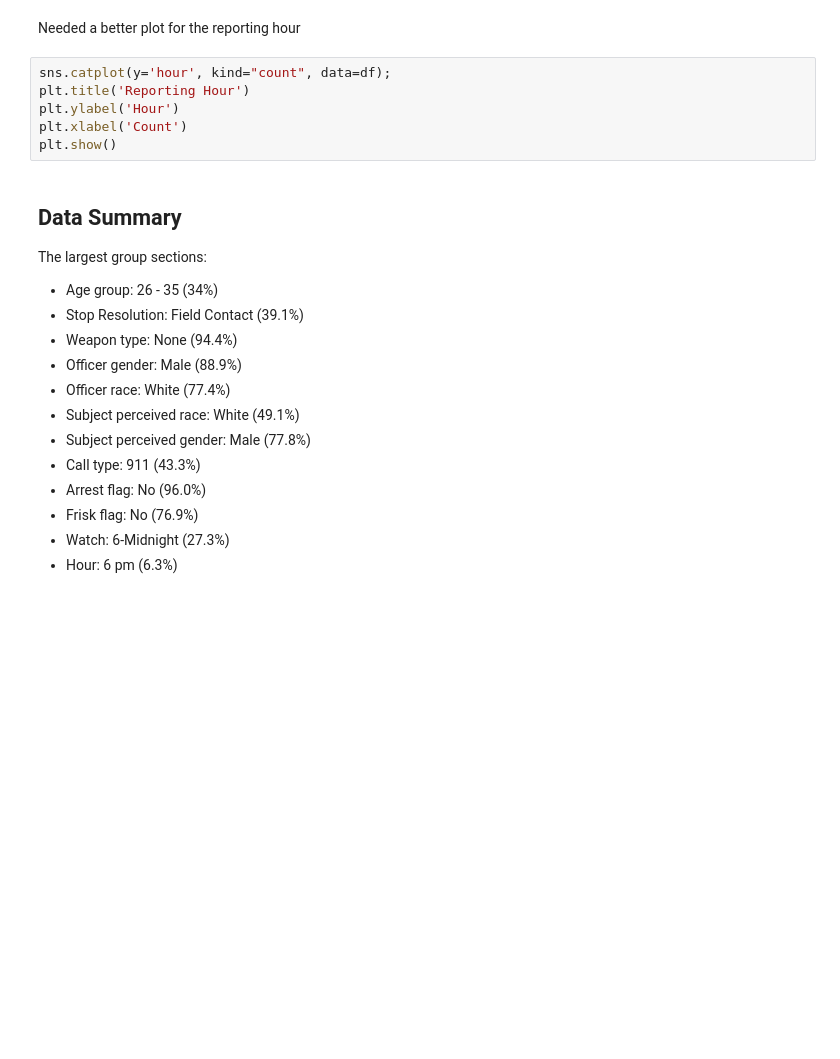
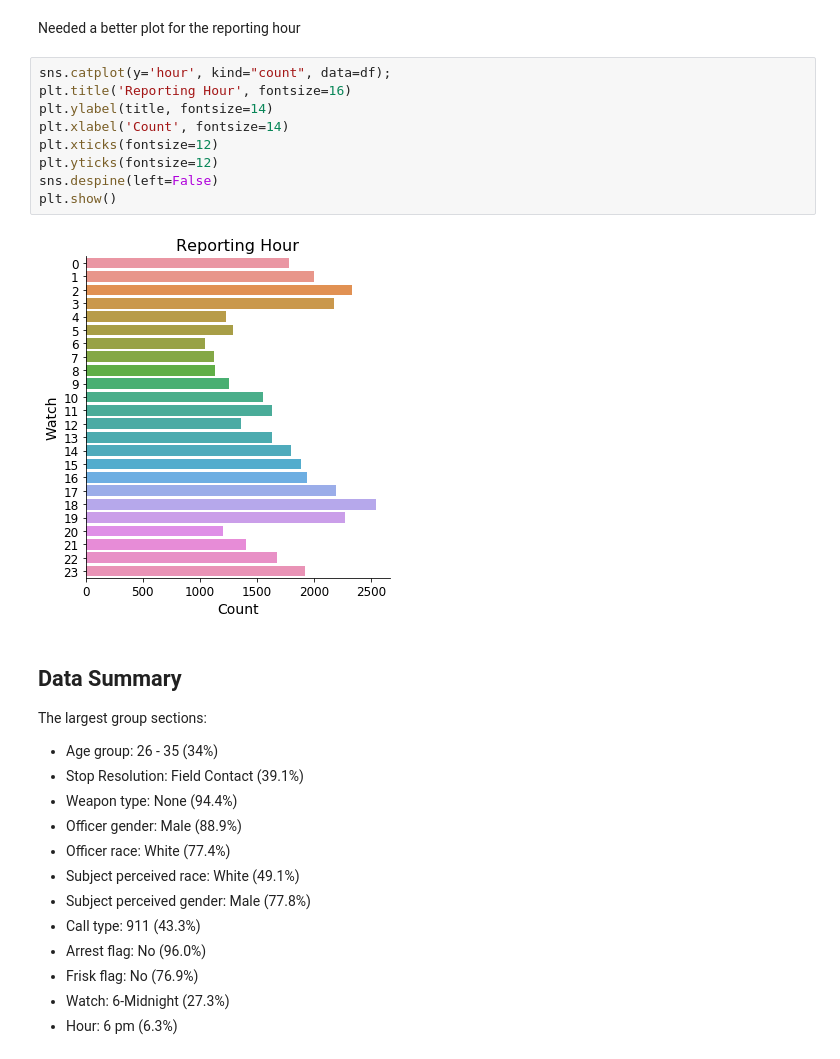
Before and after one commit to shirlwilliams/mod3-project, a Jupyter notebook: 1-EDA.ipynb, the cells around one changed output. Drawn from its saved outputs; the diff is of its cells as text; blank space fills up the shorter version.

```diff
--- a/1-EDA.ipynb
+++ b/1-EDA.ipynb
@@ -61,10 +114,15 @@ for col in df.drop(columns=['final_call_type', 'initial_call_type', 'reported_ti
 Needed a better plot for the reporting hour
 # %%
 sns.catplot(y='hour', kind="count", data=df);
-plt.title('Reporting Hour')
-plt.ylabel('Hour')
-plt.xlabel('Count')
+plt.title('Reporting Hour', fontsize=16)
+plt.ylabel(title, fontsize=14)
+plt.xlabel('Count', fontsize=14)
+plt.xticks(fontsize=12)
+plt.yticks(fontsize=12)
+sns.despine(left=False)
 plt.show()
+# %% [output]
+[figure, added]
 # %% [markdown]
 ## Data Summary
 The largest group sections:
```
Also changed, not shown: parts of 4 cells of this notebook, 1 other file.
